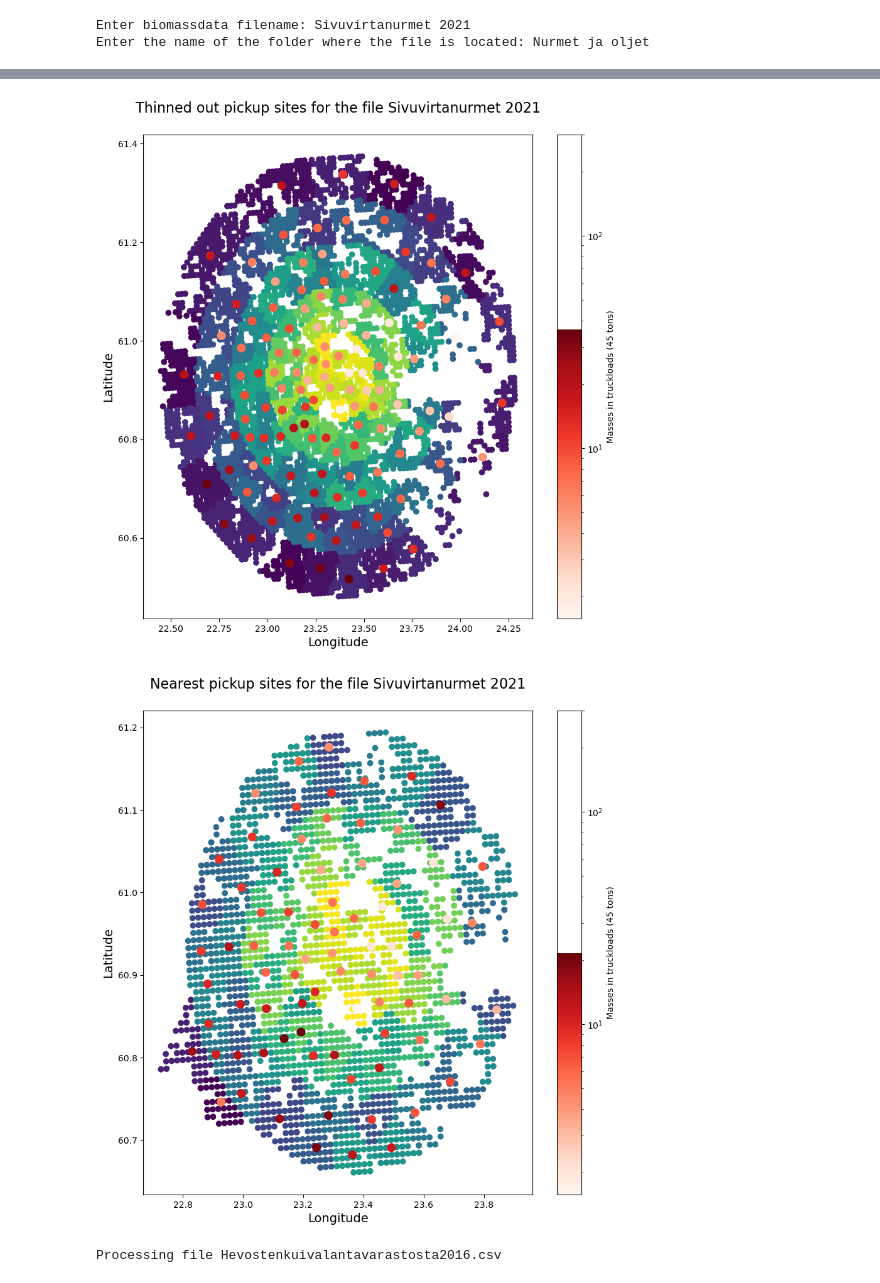
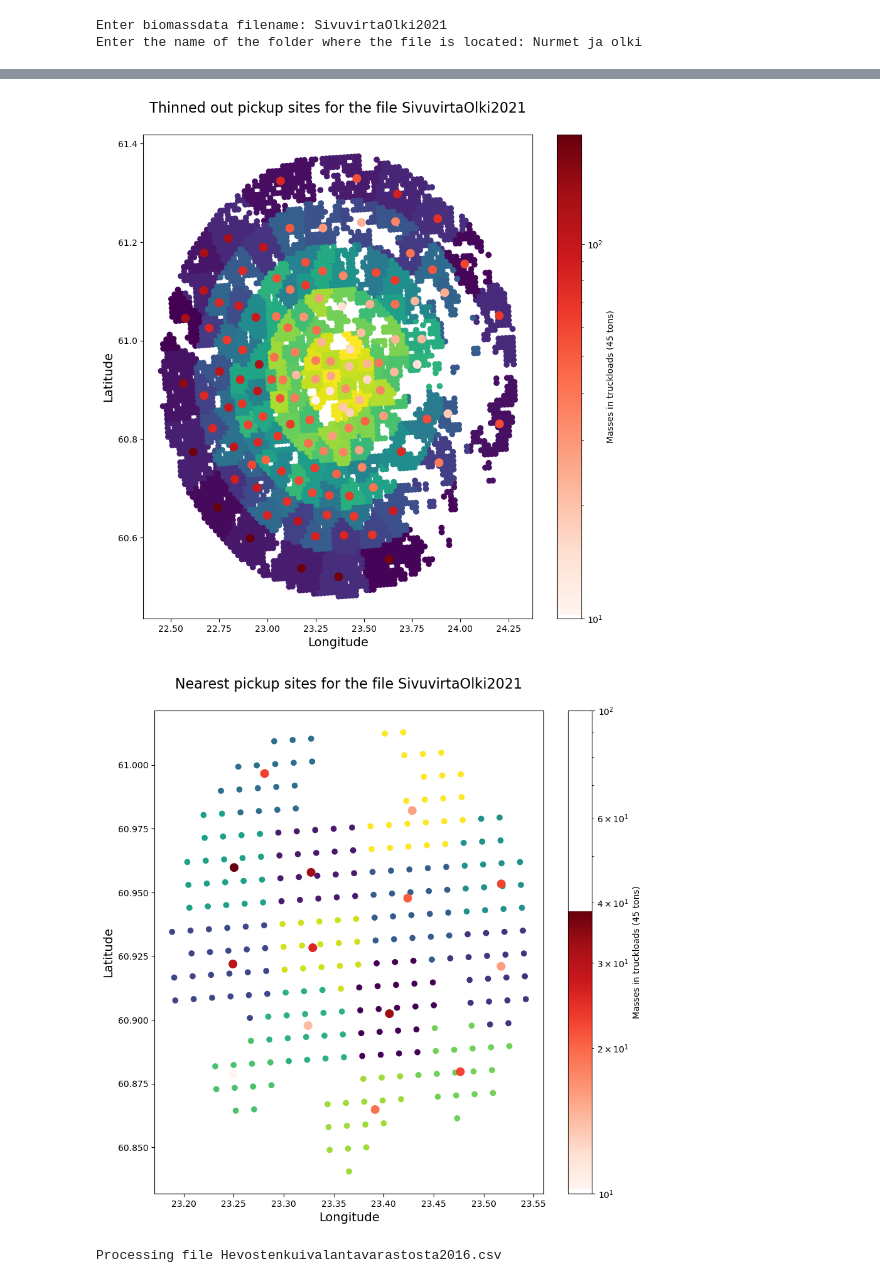
Before and after one commit to Kaspereloranta/Dippa, a Jupyter notebook: Biomassa-atlas_data/data_procession.ipynb, the cells around one changed output, grey strips where cells are left out. Saved outputs shown, nothing was run; the diff lists cells and outputs as text; code cells hidden in the pictures.

```diff
--- a/Biomassa-atlas_data/data_procession.ipynb
+++ b/Biomassa-atlas_data/data_procession.ipynb
@@ -90,7 +90,7 @@ def plot_clusters(df,weighted_avg_centroids,sum_cluster_masses,pdfname, filename
     # Add a colorbar to show the logarithmic scale colormap legend
     cbar = plt.colorbar()
     cbar.ax.set_ylabel('Masses in truckloads (45 tons)')
-    cbar.set_ticks([10, 100, 300])  # Customize the ticks on the colorbar
+    cbar.set_ticks([10, 100])  # Customize the ticks on the colorbar
 
     plt.xlabel('Longitude', fontsize=14)
     plt.ylabel('Latitude', fontsize=14)
@@ -473,7 +457,8 @@ def main():
 
     toGeoJSONs(coords_of_nearest_clusters,masses_of_nearest_clusters,file,'Nearest',BiomassType)
 # %%
+gc.collect()
 main()
 # %% [output]
-Enter biomassdata filename: Sivuvirtanurmet 2021
-Enter the name of the folder where the file is located: Nurmet ja oljet
+Enter biomassdata filename: SivuvirtaOlki2021
+Enter the name of the folder where the file is located: Nurmet ja olki
@@ -483,22 +468,22 @@ Enter the name of the folder where the file is located: Nurmet ja oljet
 A value is trying to be set on a copy of a slice from a DataFrame.
 Try using .loc[row_indexer,col_indexer] = value instead
 
 See the caveats in the documentation: https://pandas.pydata.org/pandas-docs/stable/user_guide/indexing.html#returning-a-view-versus-a-copy
   i_values[tires-i]['Cluster'] = kmeans.predict(i_values[tires-i]['Biomass location'].tolist())
 A value is trying to be set on a copy of a slice from a DataFrame.
 Try using .loc[row_indexer,col_indexer] = value instead
 
 See the caveats in the documentation: https://pandas.pydata.org/pandas-docs/stable/user_guide/indexing.html#returning-a-view-versus-a-copy
   i_values[tires-i]['Cluster'] = kmeans.predict(i_values[tires-i]['Biomass location'].tolist())
 A value is trying to be set on a copy of a slice from a DataFrame.
 Try using .loc[row_indexer,col_indexer] = value instead
 ... (29 lines left out)
 Try using .loc[row_indexer,col_indexer] = value instead
 
 See the caveats in the documentation: https://pandas.pydata.org/pandas-docs/stable/user_guide/indexing.html#returning-a-view-versus-a-copy
   df['Cluster'] = df['Cluster']+clustersAdded
-[figure, old version]
+[figure, new version]
-[figure, old version]
+[figure, new version]
 # %%
 # Loops only through the datasets files and calls main() for them
 
```
Also changed, not shown: parts of 6 cells of this notebook, 1 other file.
